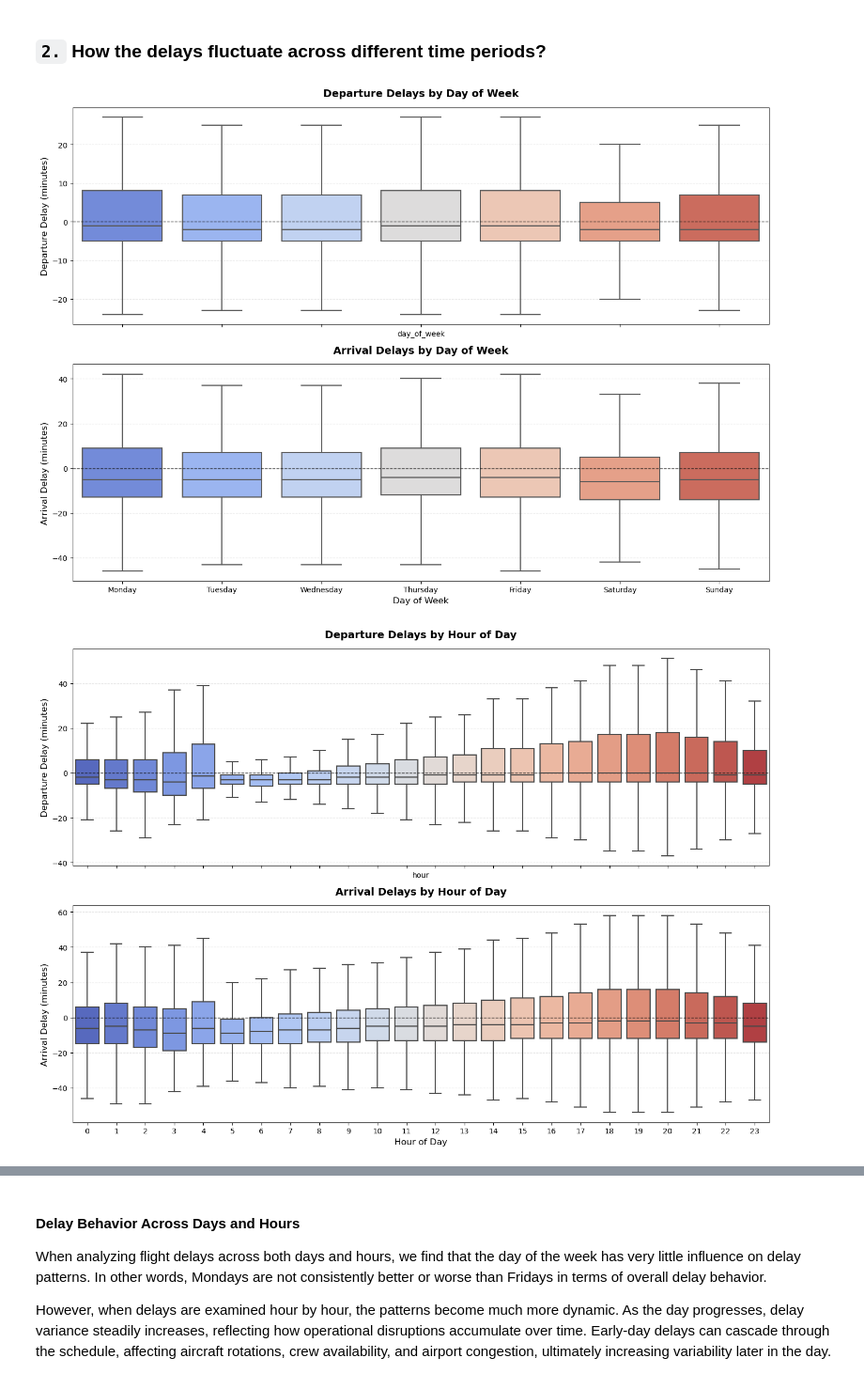
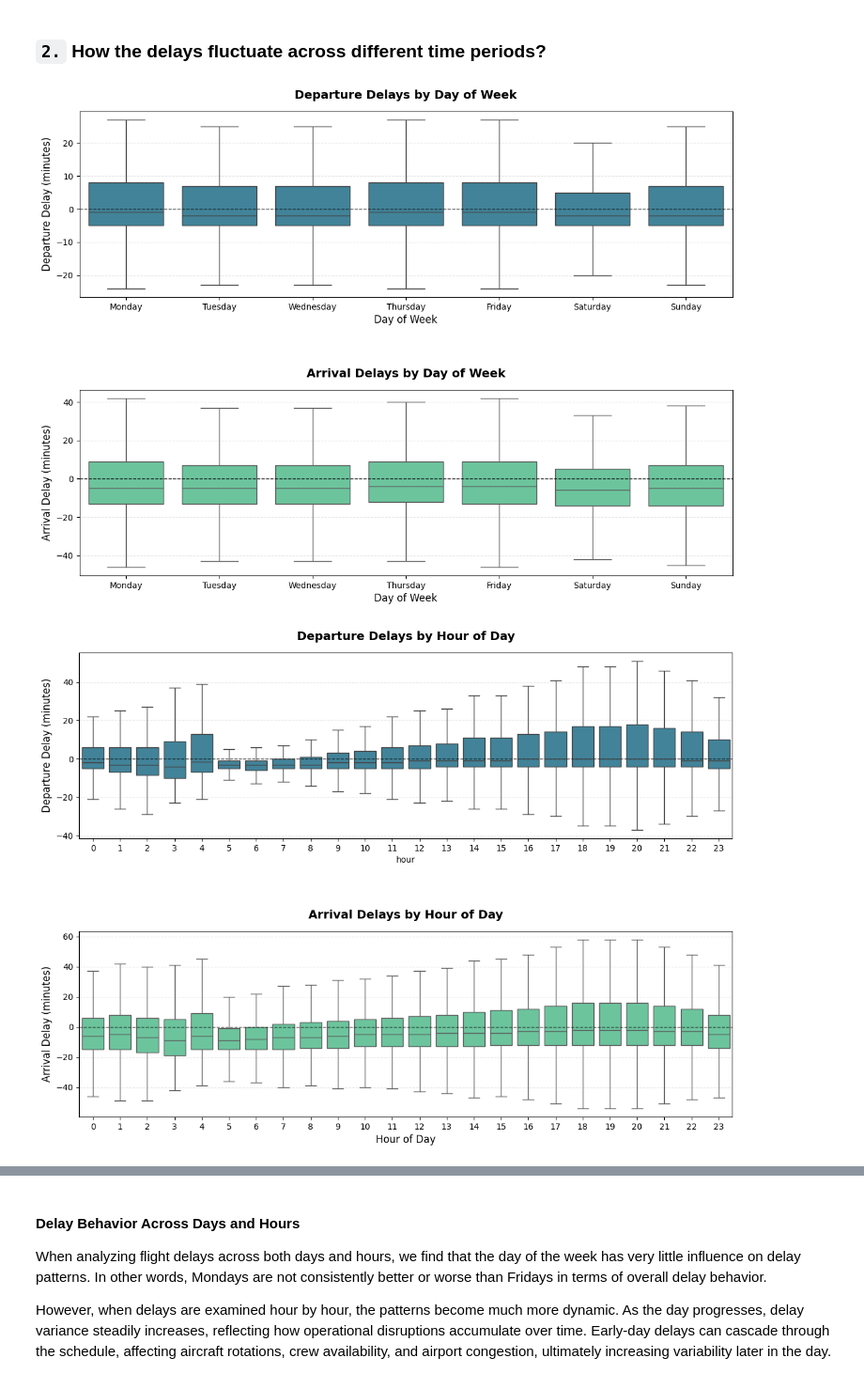
Before and after one commit to GuilhermeDellatin/fiap-machine-learning-tech-challenge-3, a Jupyter notebook: flight-analysis.ipynb, the cells around one changed output, grey strips where cells are left out. Shown at 94% size. Drawn from its saved outputs; the diff is of its cells as text; code cells hidden in the pictures.

Commit message:
Updating the graphs and the requirements version

```diff
--- a/flight-analysis.ipynb
+++ b/flight-analysis.ipynb
@@ -40,6 +40,16 @@ import category_encoders as ce
 
 from modules.flight_preprocessor import FlightPreprocessor
 from modules.airport_analyzer import AirportAnalyzer
+# %%
+colors = {
+    "departure_var": "#348aa7",
+    "arrival_var":   "#5dd39e",
+    "flight_count":  "#bce784",
+    "dark_departure_var": "#1f4e79",
+    "dark_arrival_var":   "#2e8540",
+    "light_comparison": "#6B97A6",
+    "dark_comparison": "#3365A6",
+}
 # %%
 df_flights = pd.read_csv("./data/flights.csv", low_memory=False)
 
@@ -220,45 +236,48 @@ ______________________________________
 # %% [markdown]
 ### `2.` How the delays fluctuate across different time periods?
 # %%
-fig, axes = plt.subplots(2, 1, figsize=(14, 10), sharex=True)
+fig, axes = plt.subplots(2, 1, figsize=(14, 10))
 
 # Ensure correct ordering of days
 day_order = ["Monday", "Tuesday", "Wednesday", "Thursday", "Friday", "Saturday", "Sunday"]
 df_schedules['day_of_week'] = pd.Categorical(df_schedules['day_of_week'], categories=day_order, ordered=True)
 
 # --- First plot: Departure delays ---
 sns.boxplot(
     ax=axes[0],
     x='day_of_week',
     y='dep_delay_min',
     data=df_schedules,
-    showfliers=False
+    showfliers=False,
+    color=colors["departure_var"]
 )
 axes[0].set_title('Departure Delays by Day of Week', fontsize=14, fontweight='bold', pad=15)
+axes[0].set_xlabel('Day of Week', fontsize=12)
 axes[0].set_ylabel('Departure Delay (minutes)', fontsize=12)
 axes[0].axhline(0, color='black', linestyle='--', linewidth=1, alpha=0.7)
 axes[0].grid(axis='y', linestyle='--', alpha=0.3)
 
 # --- Second plot: Arrival delays ---
 sns.boxplot(
     ax=axes[1],
     x='day_of_week',
     y='arr_delay_min',
     data=df_schedules,
-    showfliers=False
+    showfliers=False,
+    color=colors["arrival_var"]
 )
 axes[1].set_title('Arrival Delays by Day of Week', fontsize=14, fontweight='bold', pad=15)
 axes[1].set_xlabel('Day of Week', fontsize=12)
 axes[1].set_ylabel('Arrival Delay (minutes)', fontsize=12)
 axes[1].axhline(0, color='black', linestyle='--', linewidth=1, alpha=0.7)
 axes[1].grid(axis='y', linestyle='--', alpha=0.3)
 
-plt.tight_layout()
+plt.subplots_adjust(hspace=0.5)
 plt.show()
 # %% [output]
-[figure, old version]
+[figure, new version]
 # %%
-fig, axes = plt.subplots(2, 1, figsize=(14, 10), sharex=True)
+fig, axes = plt.subplots(2, 1, figsize=(14, 10))
 
 # --- First plot: Departure delays ---
 sns.boxplot(
@@ -266,7 +285,8 @@ sns.boxplot(
     x='hour',
     y='dep_delay_min',
     data=df_schedules,
-    showfliers=False
+    showfliers=False,
+    color=colors["departure_var"]
 )
 axes[0].set_title('Departure Delays by Hour of Day', fontsize=14, fontweight='bold', pad=15)
 axes[0].set_ylabel('Departure Delay (minutes)', fontsize=12)
@@ -279,7 +299,8 @@ sns.boxplot(
     x='hour',
     y='arr_delay_min',
     data=df_schedules,
-    showfliers=False
+    showfliers=False,
+    color=colors["arrival_var"]
 )
 axes[1].set_title('Arrival Delays by Hour of Day', fontsize=14, fontweight='bold', pad=15)
 axes[1].set_xlabel('Hour of Day', fontsize=12)
@@ -287,8 +308,8 @@ axes[1].set_ylabel('Arrival Delay (minutes)', fontsize=12)
 axes[1].axhline(0, color='black', linestyle='--', linewidth=1, alpha=0.7)
 axes[1].grid(axis='y', linestyle='--', alpha=0.3)
 
-plt.tight_layout()
+plt.subplots_adjust(hspace=0.5)
 plt.show()
 # %% [output]
-[figure, old version]
+[figure, new version]
 # %%
```
Also changed, not shown: parts of 11 cells of this notebook, 3 other files.
